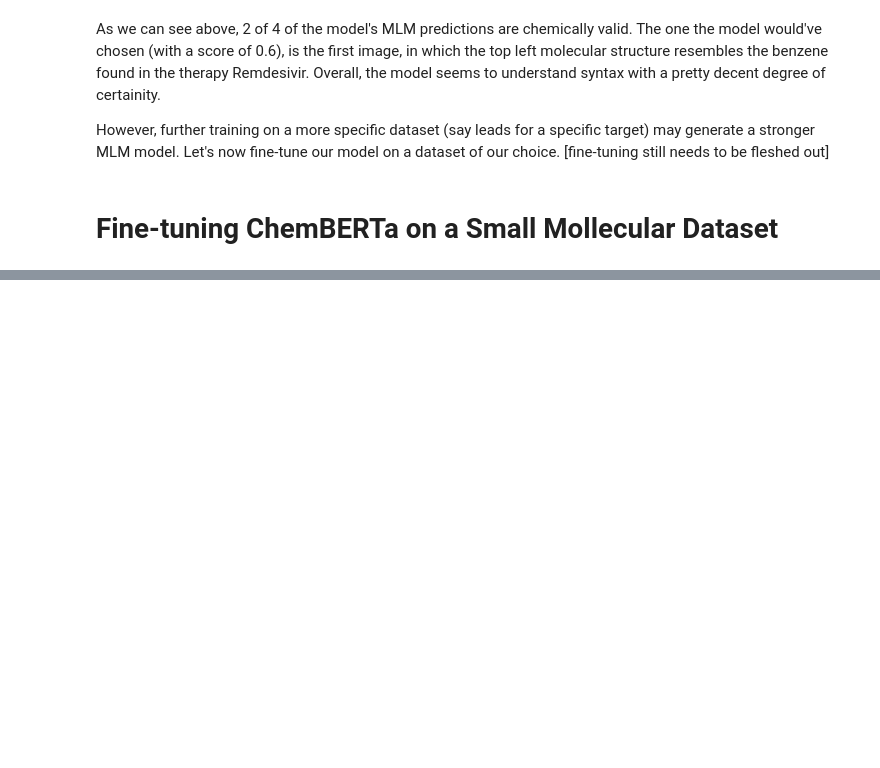
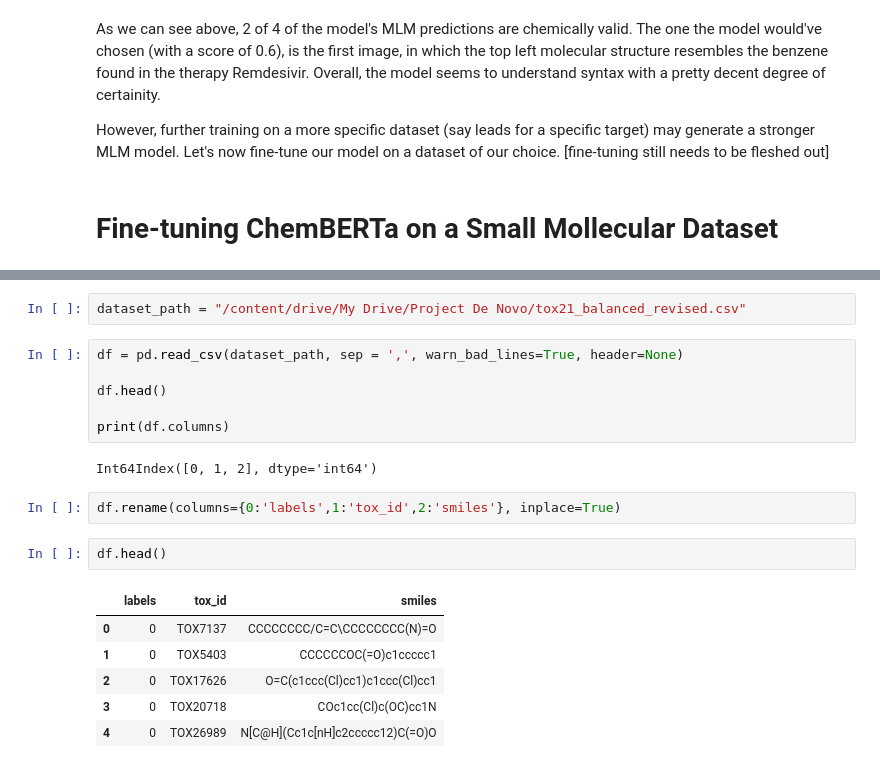
Before and after one commit to seyonechithrananda/bert-loves-chemistry, a Jupyter notebook: 21_HuggingFace_ChemBERTa_SMILES_Modelling.ipynb, the cells around one changed output, grey strips where cells are left out. Cells and saved outputs as stored; diff of their text form; blank space fills up the shorter version.

```diff
--- a/21_HuggingFace_ChemBERTa_SMILES_Modelling.ipynb
+++ b/21_HuggingFace_ChemBERTa_SMILES_Modelling.ipynb
@@ -183,0 +203,21 @@ However, further training on a more specific dataset (say leads for a specific t
+# %%
+dataset_path = "/content/drive/My Drive/Project De Novo/tox21_balanced_revised.csv"
+# %%
+df = pd.read_csv(dataset_path, sep = ',', warn_bad_lines=True, header=None)
+
+df.head()
+
+print(df.columns)
+# %% [output]
+Int64Index([0, 1, 2], dtype='int64')
+# %%
+df.rename(columns={0:'labels',1:'tox_id',2:'smiles'}, inplace=True)
+# %%
+df.head()
+# %% [output]
+|  | labels | tox_id | smiles |
+| 0 | 0 | TOX7137 | CCCCCCCC/C=C\CCCCCCCC(N)=O |
+| 1 | 0 | TOX5403 | CCCCCCOC(=O)c1ccccc1 |
+| 2 | 0 | TOX17626 | O=C(c1ccc(Cl)cc1)c1ccc(Cl)cc1 |
+| 3 | 0 | TOX20718 | COc1cc(Cl)c(OC)cc1N |
+| 4 | 0 | TOX26989 | N[C@H](Cc1c[nH]c2ccccc12)C(=O)O |
```
Also changed, not shown: parts of 17 cells of this notebook.
